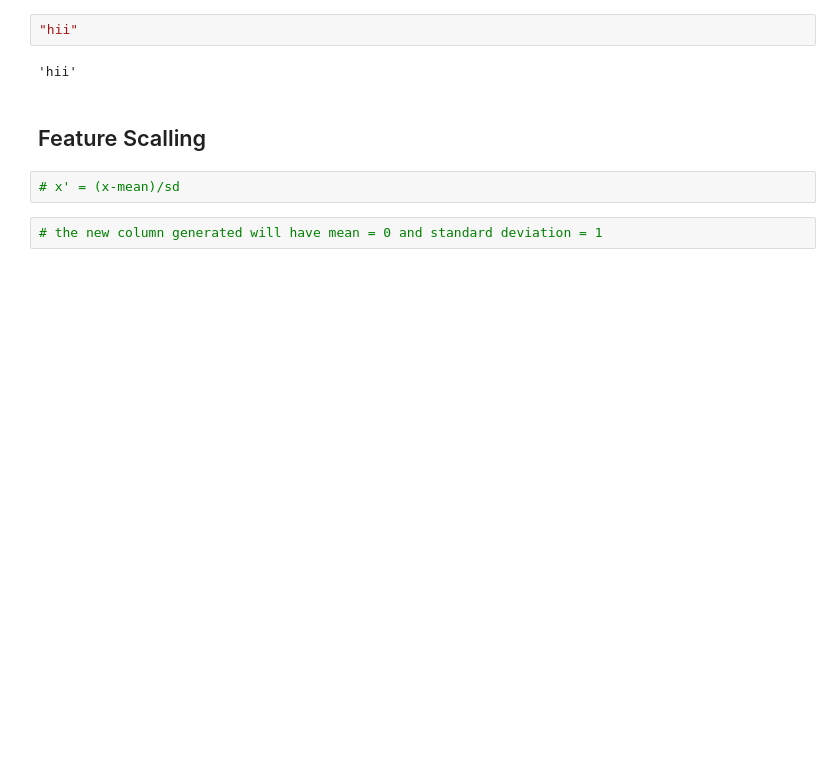
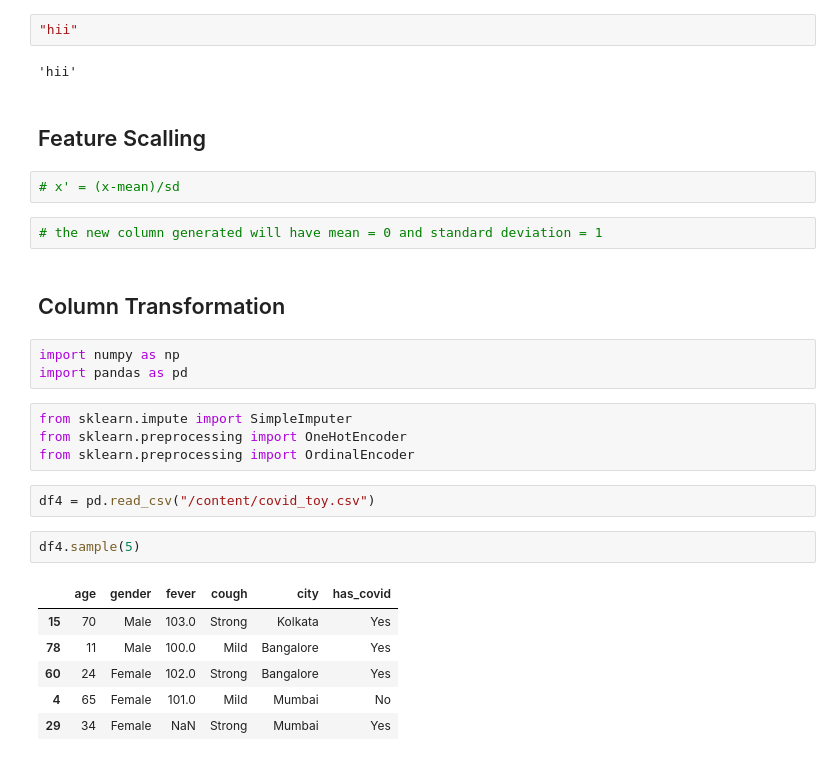
Before and after one commit to kumar11jr/Machine_learning, a Jupyter notebook: ml.ipynb, the cells around one changed output. Drawn from its saved outputs; the diff is of its cells as text; blank space fills up the shorter version.

```diff
--- a/ml.ipynb
+++ b/ml.ipynb
@@ -375,3 +375,23 @@ prof.to_file(output_file="output.html")
 # x' = (x-mean)/sd
 # %%
 # the new column generated will have mean = 0 and standard deviation = 1
+# %% [markdown]
+## Column Transformation
+# %%
+import numpy as np
+import pandas as pd
+# %%
+from sklearn.impute import SimpleImputer
+from sklearn.preprocessing import OneHotEncoder
+from sklearn.preprocessing import OrdinalEncoder
+# %%
+df4 = pd.read_csv("/content/covid_toy.csv")
+# %%
+df4.sample(5)
+# %% [output]
+|  | age | gender | fever | cough | city | has_covid |
+| 15 | 70 | Male | 103.0 | Strong | Kolkata | Yes |
+| 78 | 11 | Male | 100.0 | Mild | Bangalore | Yes |
+| 60 | 24 | Female | 102.0 | Strong | Bangalore | Yes |
+| 4 | 65 | Female | 101.0 | Mild | Mumbai | No |
+| 29 | 34 | Female | NaN | Strong | Mumbai | Yes |
```
Also changed, not shown: parts of 10 cells of this notebook.
